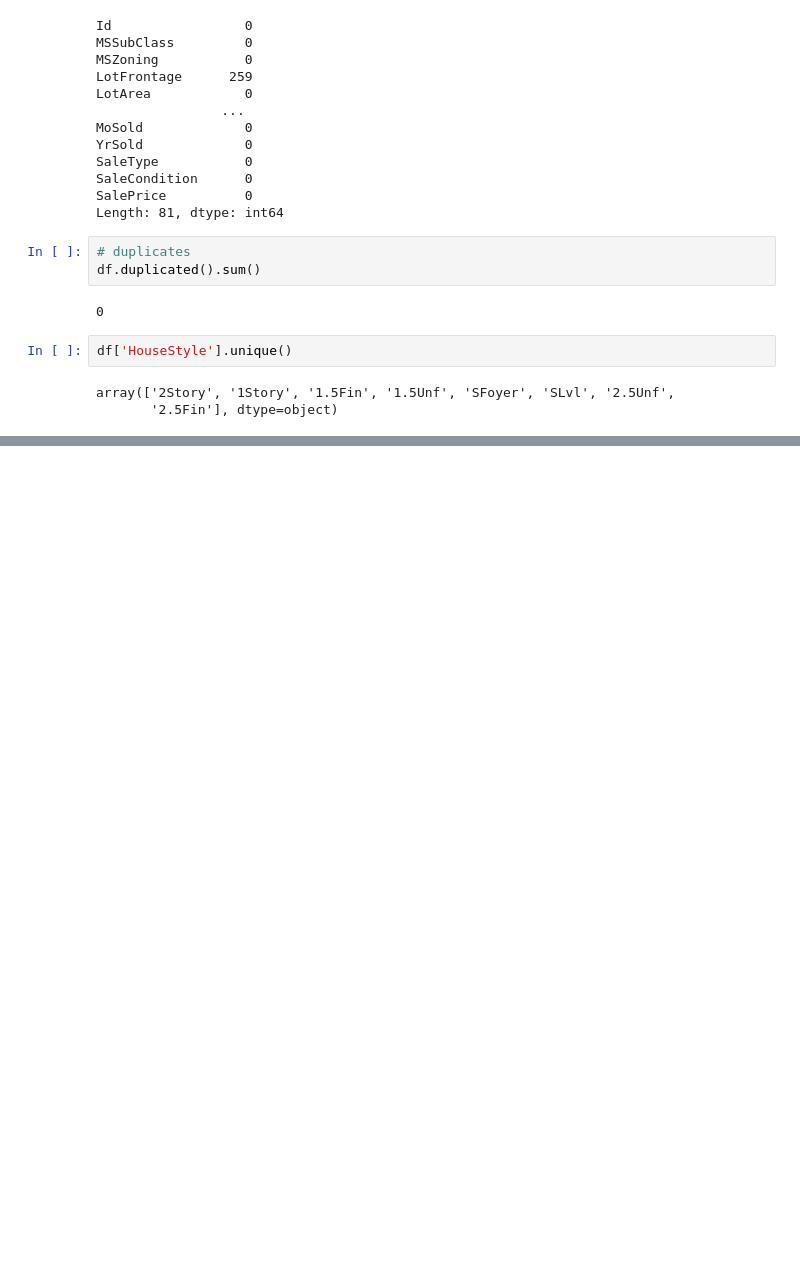
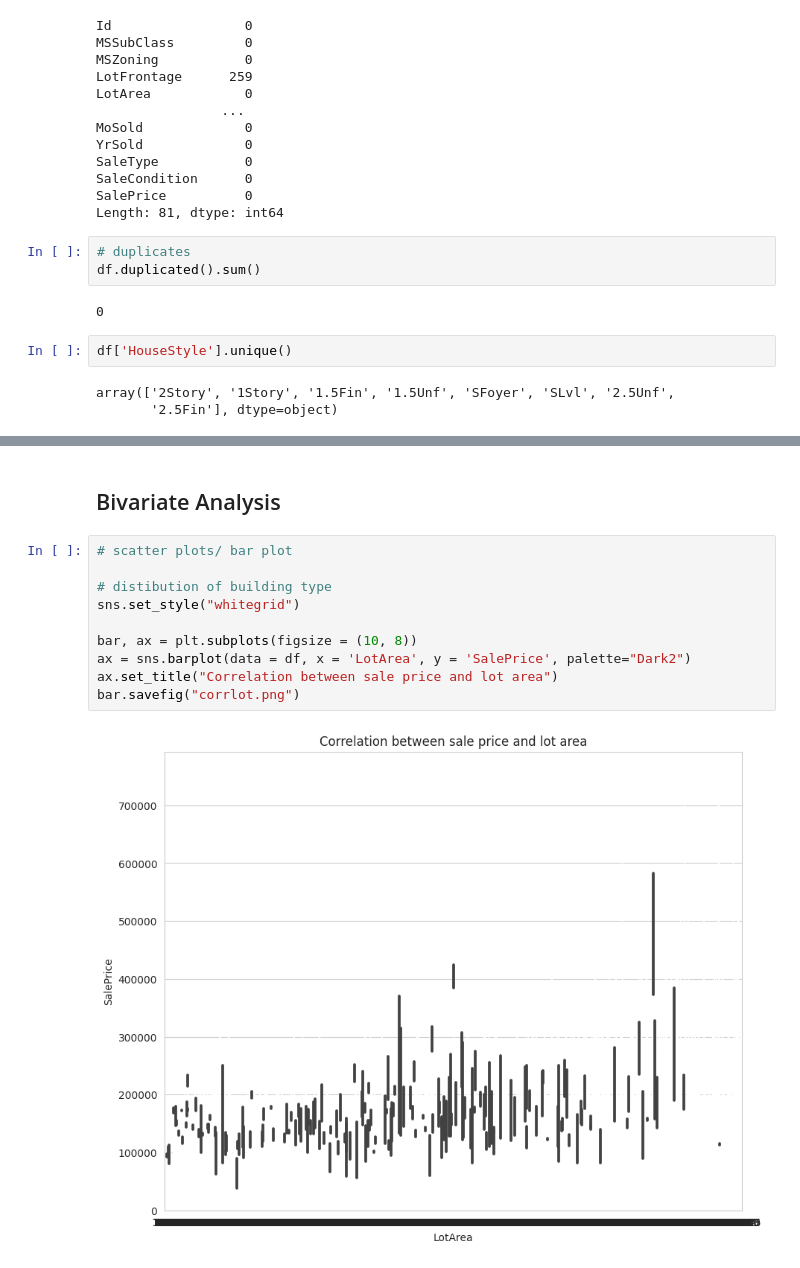
Before and after one commit to Mburu-Elvis/lux-eda_houses, a Jupyter notebook: eda_houses.ipynb, the cells around one changed output, grey strips where cells are left out. Cells and saved outputs as stored; diff of their text form; blank space fills up the shorter version.

```diff
--- a/eda_houses.ipynb
+++ b/eda_houses.ipynb
@@ -79,0 +204,14 @@ array(['2Story', '1Story', '1.5Fin', '1.5Unf', 'SFoyer', 'SLvl', '2.5Unf',
+# %% [markdown]
+## Bivariate Analysis
+# %%
+# scatter plots/ bar plot
+
+# distibution of building type
+sns.set_style("whitegrid")
+
+bar, ax = plt.subplots(figsize = (10, 8))
+ax = sns.barplot(data = df, x = 'LotArea', y = 'SalePrice', palette="Dark2")
+ax.set_title("Correlation between sale price and lot area")
+bar.savefig("corrlot.png")
+# %% [output]
+[figure, added]
```
Also changed, not shown: parts of 16 cells of this notebook, 2 other files.
